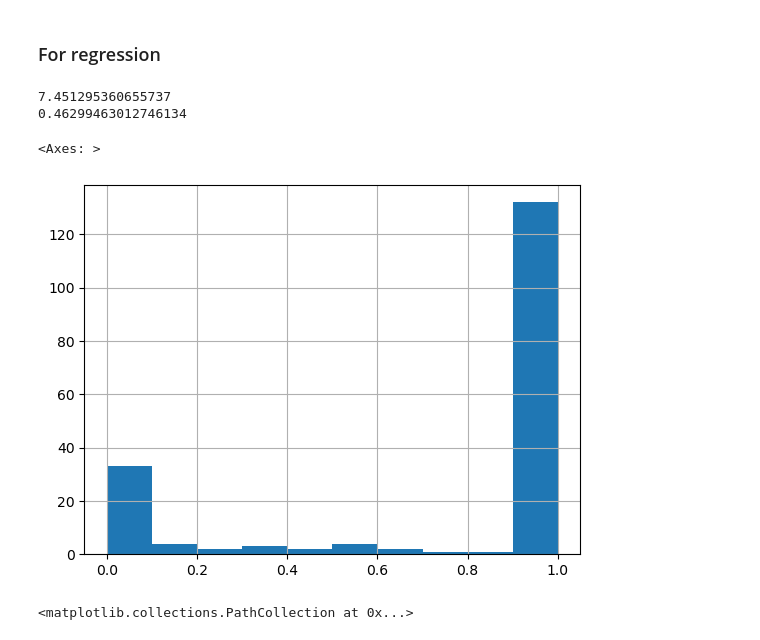
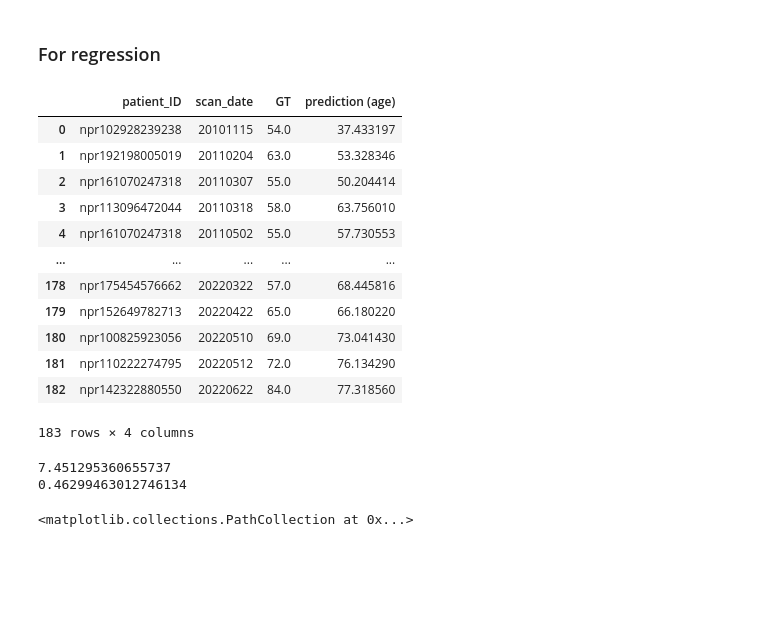
Before and after one commit to NickosKal/UCAN-PET-CT-image-data-handling-pipeline, a Jupyter notebook: Task4/Data_preparation/evaluate_models.ipynb, the cells around one changed output. Drawn from its saved outputs; the diff is of its cells as text; code cells hidden in the pictures; blank space fills up the shorter version.

```diff
--- a/Task4/Data_preparation/evaluate_models.ipynb
+++ b/Task4/Data_preparation/evaluate_models.ipynb
@@ -92,5 +167,23 @@ Name: count, dtype: int64
 # %% [markdown]
 ### For regression
+# %%
+data = pd.read_csv("/media/andres/T7 Shield1/UCAN_project/Results/regression/Experiment_1/CV_0/Metrics/epoch_847.csv")
+data = data.drop(columns=['Unnamed: 0'])
+data
+# %% [output]
+|  | patient_ID | scan_date | GT | prediction (age) |
+| 0 | npr102928239238 | 20101115 | 54.0 | 37.433197 |
+| 1 | npr192198005019 | 20110204 | 63.0 | 53.328346 |
+| 2 | npr161070247318 | 20110307 | 55.0 | 50.204414 |
+| 3 | npr113096472044 | 20110318 | 58.0 | 63.756010 |
+| 4 | npr161070247318 | 20110502 | 55.0 | 57.730553 |
+| ... | ... | ... | ... | ... |
+| 178 | npr175454576662 | 20220322 | 57.0 | 68.445816 |
+| 179 | npr152649782713 | 20220422 | 65.0 | 66.180220 |
+| 180 | npr100825923056 | 20220510 | 69.0 | 73.041430 |
+| 181 | npr110222274795 | 20220512 | 72.0 | 76.134290 |
+| 182 | npr142322880550 | 20220622 | 84.0 | 77.318560 |
+183 rows × 4 columns
 # %%
 metric = mean_absolute_error(np.array(data["GT"]), np.array(data["prediction (age)"]))
 metric_r_squared = r2_score(data["GT"], data["prediction (age)"])
@@ -100,11 +193,6 @@ print(metric_r_squared)
 # %% [output]
 7.451295360655737
 0.46299463012746134
-# %%
-data["prediction_probability (diagnosis)"].hist()
-# %% [output]
-<Axes: >
-[figure, removed]
 # %%
 plt.scatter(data['GT'], data["prediction (age)"])
 # %% [output]
```
Also changed, not shown: parts of 20 cells of this notebook, 4 other files.
